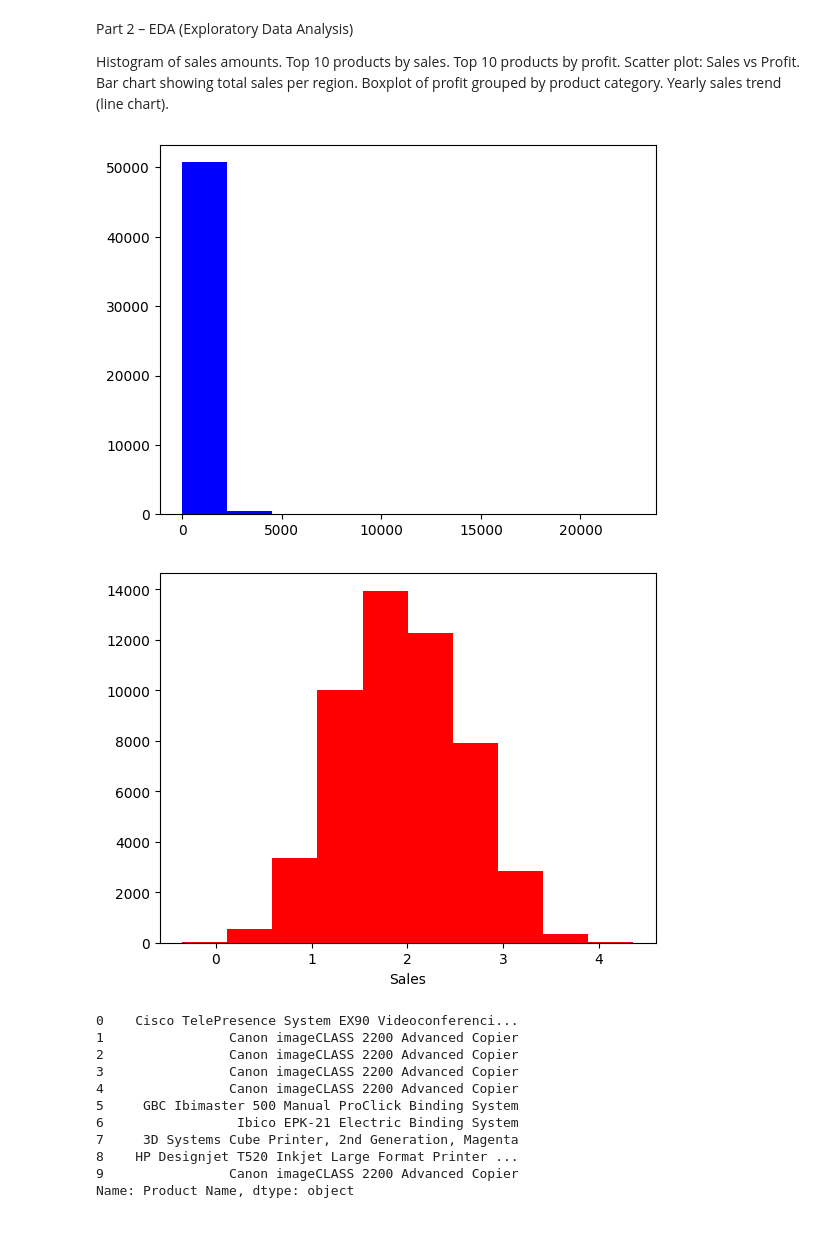
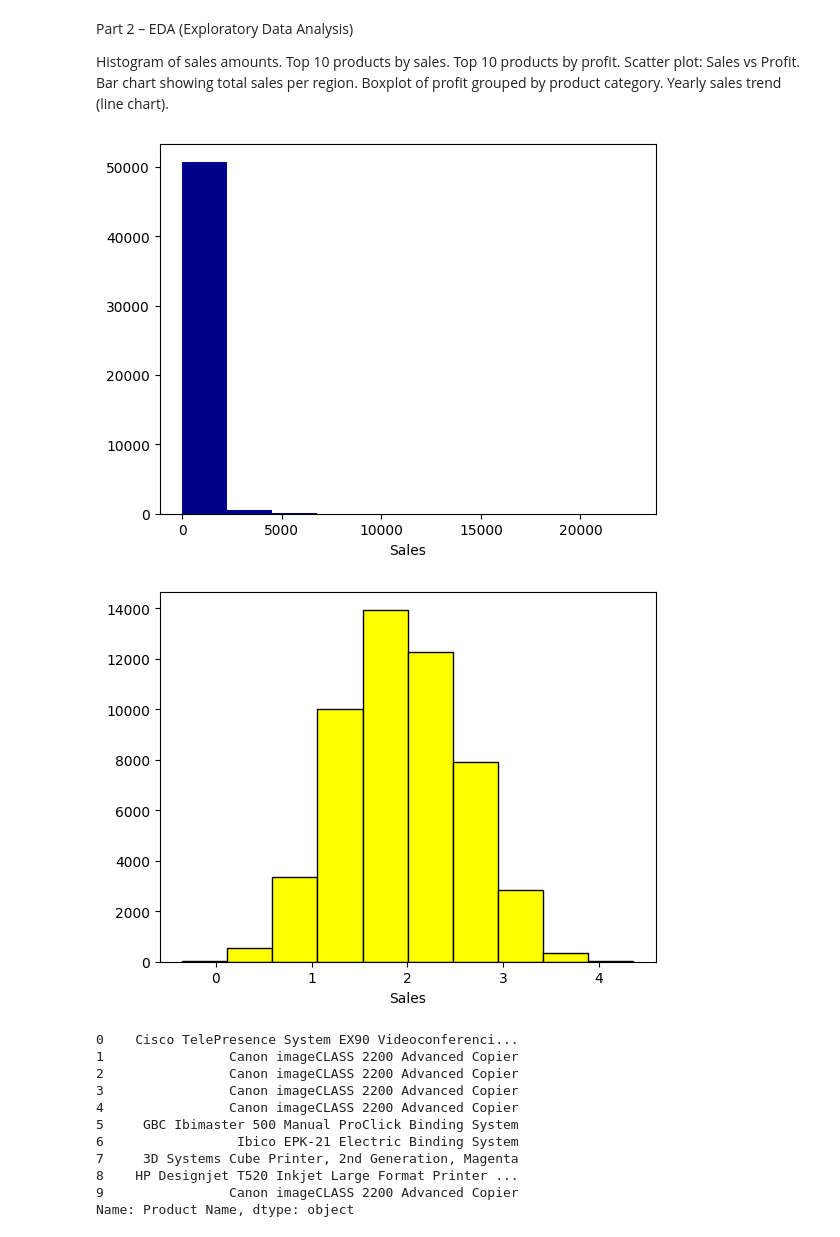
Before and after one commit to subhiksha-kodi/EDA-PROJECT---GLOBAL-SUPERSTORE-SALES-ANALYSIS, a Jupyter notebook: code.ipynb, the cells around one changed output. Saved outputs shown, nothing was run; the diff lists cells and outputs as text; code cells hidden in the pictures.

```diff
--- a/code.ipynb
+++ b/code.ipynb
@@ -127,17 +127,20 @@ Bar chart showing total sales per region.
 Boxplot of profit grouped by product category.
 Yearly sales trend (line chart).
 # %%
-plt.hist(df['Sales'],bins=10,color='blue')
+plt.hist(df['Sales'],bins=10,color='darkblue')
+plt.xlabel('Sales')
+plt.savefig('plots/Sales.png')
 plt.show()
 # %% [output]
-[figure, old version]
+[figure, new version]
 # %%
 log_sales=np.log10(df['Sales'])
-plt.hist(log_sales,bins=10,color='red')
+plt.hist(log_sales,bins=10,color='yellow',edgecolor='black')
 plt.xlabel('Sales')
+plt.savefig('plots/Log_sales.png')
 plt.show()
 # %% [output]
-[figure, old version]
+[figure, new version]
 # %%
 df.sort_values('Sales',ascending=False).head(10)['Product Name'].reset_index(drop=True)
 # %% [output]
```
Also changed, not shown: parts of 11 cells of this notebook, 11 other files.
